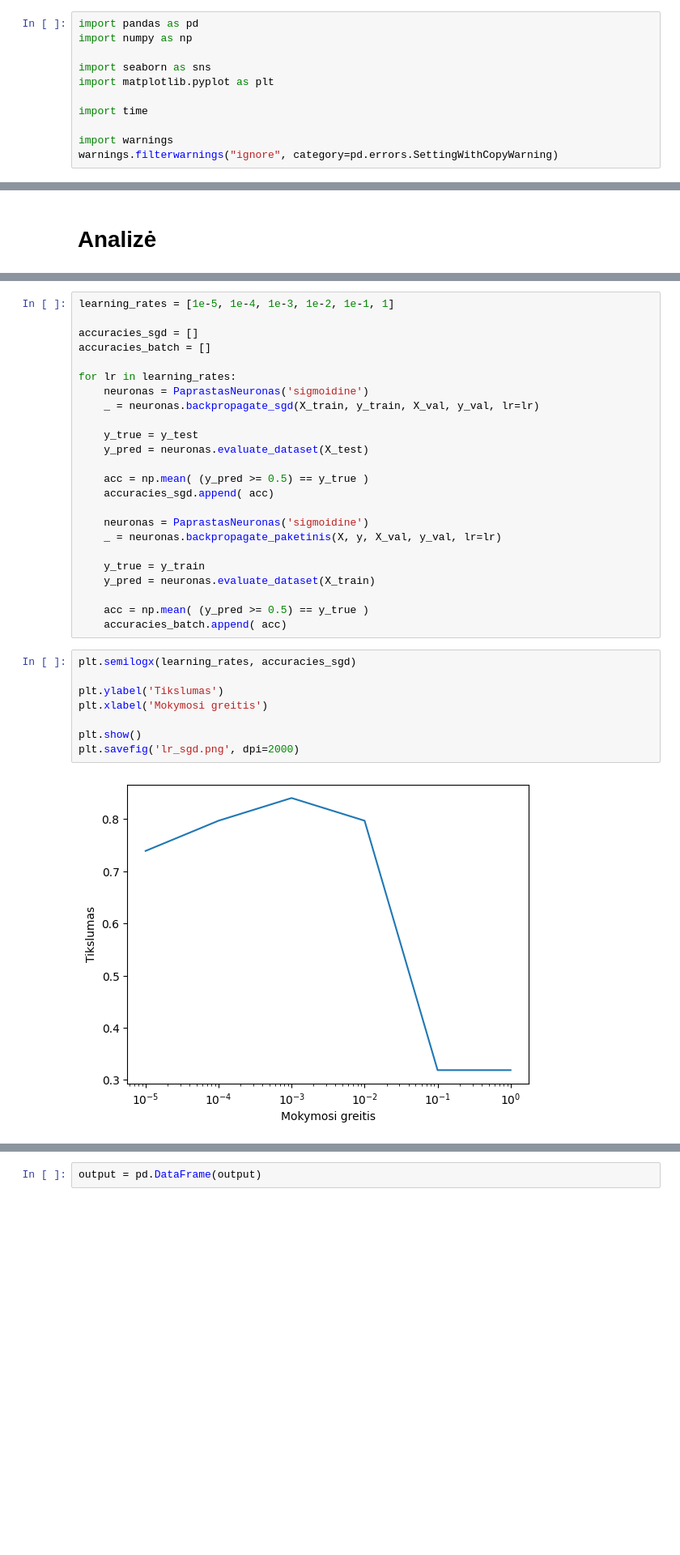
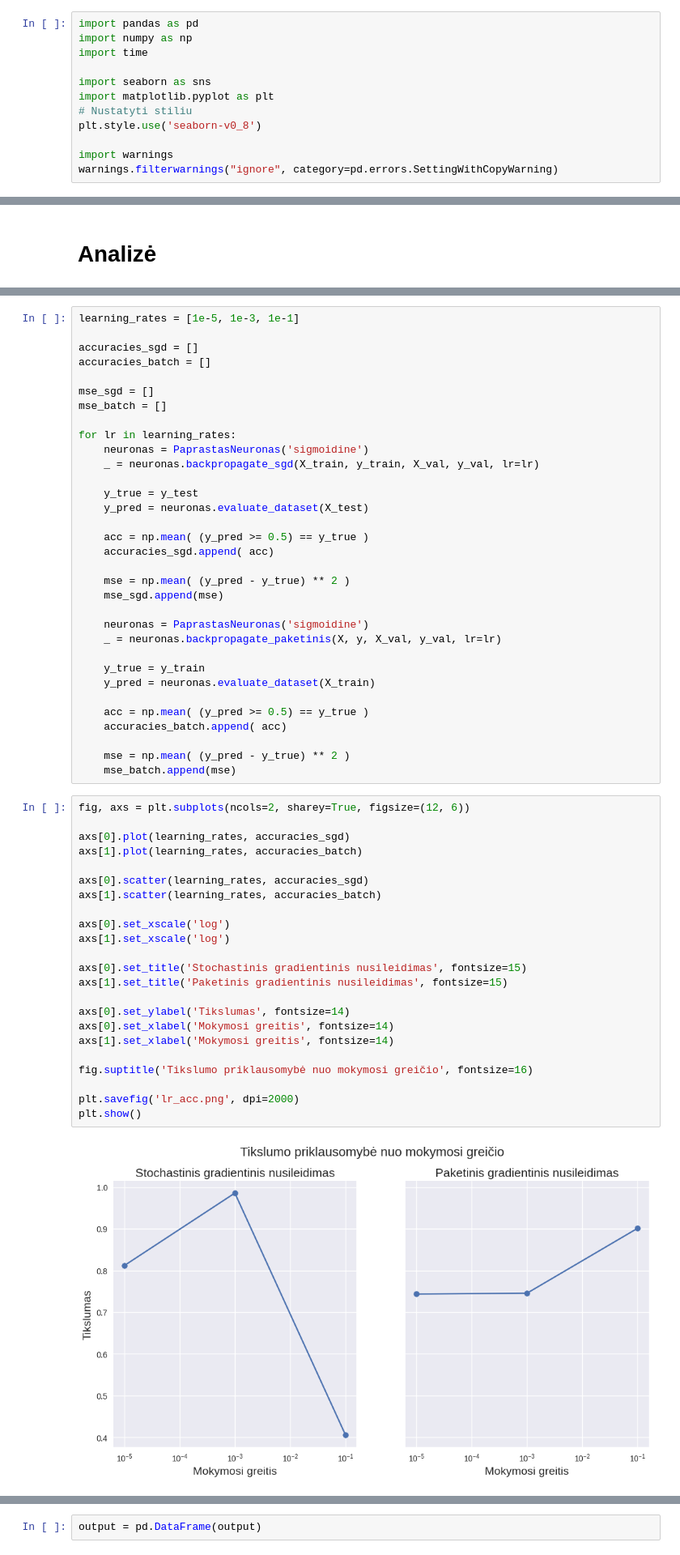
Before and after one commit to lukasjanusauskas/AI-assignments, a Jupyter notebook: uzd2/2_laboratorinis.ipynb, the cells around one changed output, grey strips where cells are left out. Shown at 81% size. Saved outputs shown, nothing was run; the diff lists cells and outputs as text; blank space fills up the shorter version.

```diff
--- a/uzd2/2_laboratorinis.ipynb
+++ b/uzd2/2_laboratorinis.ipynb
@@ -1,11 +1,12 @@
 # %%
 import pandas as pd
 import numpy as np
+import time
 
 import seaborn as sns
 import matplotlib.pyplot as plt
-
-import time
+# Nustatyti stiliu
+plt.style.use('seaborn-v0_8')
 
 import warnings
 warnings.filterwarnings("ignore", category=pd.errors.SettingWithCopyWarning)
@@ -378,8 +473,11 @@ plt.savefig('acc_fig.png', dpi=2000)
 # %%
-learning_rates = [1e-5, 1e-4, 1e-3, 1e-2, 1e-1, 1]
+learning_rates = [1e-5, 1e-3, 1e-1]
 
 accuracies_sgd = []
 accuracies_batch = []
+
+mse_sgd = []
+mse_batch = []
 
 for lr in learning_rates:
     neuronas = PaprastasNeuronas('sigmoidine')
@@ -391,6 +489,9 @@ for lr in learning_rates:
     acc = np.mean( (y_pred >= 0.5) == y_true )
     accuracies_sgd.append( acc)
 
+    mse = np.mean( (y_pred - y_true) ** 2 )
+    mse_sgd.append(mse)
+
     neuronas = PaprastasNeuronas('sigmoidine')
     _ = neuronas.backpropagate_paketinis(X, y, X_val, y_val, lr=lr)
 
@@ -399,13 +500,31 @@ for lr in learning_rates:
 
     acc = np.mean( (y_pred >= 0.5) == y_true )
     accuracies_batch.append( acc)
+
+    mse = np.mean( (y_pred - y_true) ** 2 )
+    mse_batch.append(mse)
 # %%
-plt.semilogx(learning_rates, accuracies_sgd)
+fig, axs = plt.subplots(ncols=2, sharey=True, figsize=(12, 6))
 
-plt.ylabel('Tikslumas')
-plt.xlabel('Mokymosi greitis')
+axs[0].plot(learning_rates, accuracies_sgd)
+axs[1].plot(learning_rates, accuracies_batch)
 
+axs[0].scatter(learning_rates, accuracies_sgd)
+axs[1].scatter(learning_rates, accuracies_batch)
+
+axs[0].set_xscale('log')
+axs[1].set_xscale('log')
+
+axs[0].set_title('Stochastinis gradientinis nusileidimas', fontsize=15)
+axs[1].set_title('Paketinis gradientinis nusileidimas', fontsize=15)
+
+axs[0].set_ylabel('Tikslumas', fontsize=14)
+axs[0].set_xlabel('Mokymosi greitis', fontsize=14)
+axs[1].set_xlabel('Mokymosi greitis', fontsize=14)
+
+fig.suptitle('Tikslumo priklausomybė nuo mokymosi greičio', fontsize=16)
+
+plt.savefig('lr_acc.png', dpi=2000)
 plt.show()
-plt.savefig('lr_sgd.png', dpi=2000)
 # %% [output]
-[figure, old version]
+[figure, new version]
```
Also changed, not shown: parts of 43 cells of this notebook, 25 other files.
